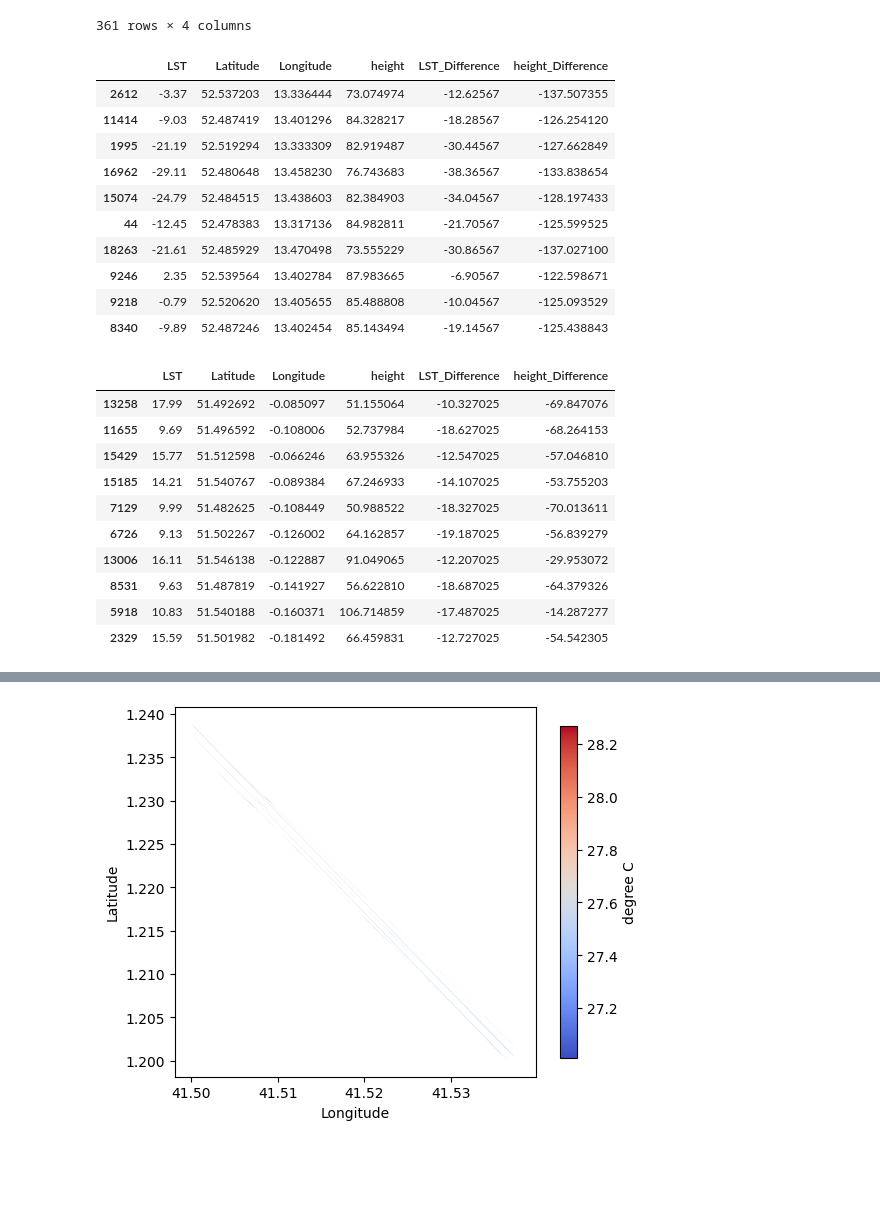
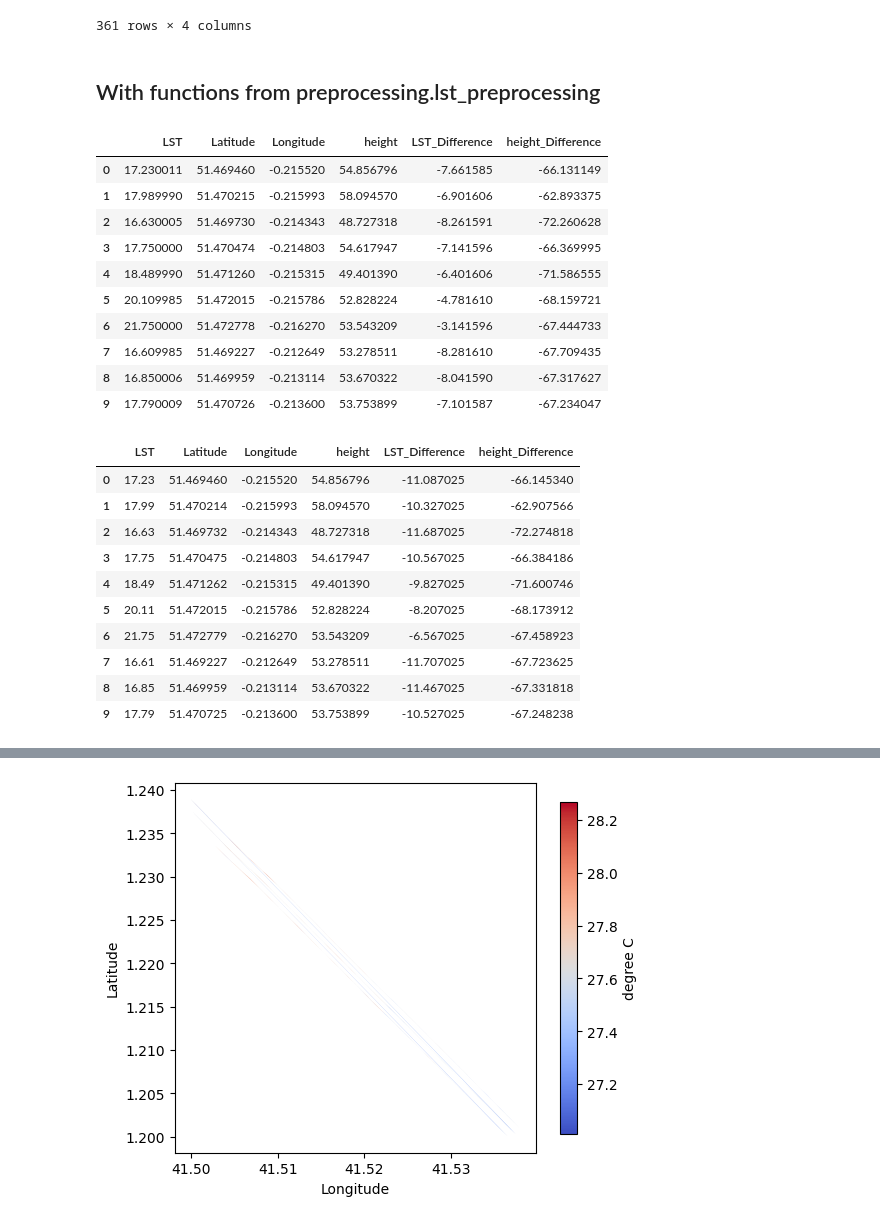
Before and after one commit to b-fa-ce/future_proofing_cities, a Jupyter notebook: notebooks/notebook_gridding.ipynb, the cells around one changed output, grey strips where cells are left out. Drawn from its saved outputs; the diff is of its cells as text; code cells hidden in the pictures; blank space fills up the shorter version.

```diff
--- a/notebooks/notebook.ipynb
+++ b/notebooks/notebook_gridding.ipynb
@@ -318,34 +320,36 @@ gdf_small
 | 359 | 26.83 | 41.841376 | 0.811992 | POLYGON ((0.81378 41.84076, 0.813... |
 | 360 | 26.51 | 41.831876 | 0.822733 | POLYGON ((0.81325 41.84129, 0.812... |
 361 rows × 4 columns
+# %% [markdown]
+## With functions from preprocessing.lst_preprocessing
 # %%
- city_name = "Berlin"
+ city_name = "London"
  df = prep.convert2df_coord(*prep.import_city_data(city_name),*prep.CITY_BOUNDING_BOXES[city_name])
- df.sample(10)
+ df.head(10)
 # %% [output]
 |  | LST | Latitude | Longitude | height | LST_Difference | height_Difference |
-| 2612 | -3.37 | 52.537203 | 13.336444 | 73.074974 | -12.62567 | -137.507355 |
-| 11414 | -9.03 | 52.487419 | 13.401296 | 84.328217 | -18.28567 | -126.254120 |
-| 1995 | -21.19 | 52.519294 | 13.333309 | 82.919487 | -30.44567 | -127.662849 |
-| 16962 | -29.11 | 52.480648 | 13.458230 | 76.743683 | -38.36567 | -133.838654 |
-| 15074 | -24.79 | 52.484515 | 13.438603 | 82.384903 | -34.04567 | -128.197433 |
-| 44 | -12.45 | 52.478383 | 13.317136 | 84.982811 | -21.70567 | -125.599525 |
-| 18263 | -21.61 | 52.485929 | 13.470498 | 73.555229 | -30.86567 | -137.027100 |
-| 9246 | 2.35 | 52.539564 | 13.402784 | 87.983665 | -6.90567 | -122.598671 |
-| 9218 | -0.79 | 52.520620 | 13.405655 | 85.488808 | -10.04567 | -125.093529 |
-| 8340 | -9.89 | 52.487246 | 13.402454 | 85.143494 | -19.14567 | -125.438843 |
+| 0 | 17.230011 | 51.469460 | -0.215520 | 54.856796 | -7.661585 | -66.131149 |
+| 1 | 17.989990 | 51.470215 | -0.215993 | 58.094570 | -6.901606 | -62.893375 |
+| 2 | 16.630005 | 51.469730 | -0.214343 | 48.727318 | -8.261591 | -72.260628 |
+| 3 | 17.750000 | 51.470474 | -0.214803 | 54.617947 | -7.141596 | -66.369995 |
+| 4 | 18.489990 | 51.471260 | -0.215315 | 49.401390 | -6.401606 | -71.586555 |
+| 5 | 20.109985 | 51.472015 | -0.215786 | 52.828224 | -4.781610 | -68.159721 |
+| 6 | 21.750000 | 51.472778 | -0.216270 | 53.543209 | -3.141596 | -67.444733 |
+| 7 | 16.609985 | 51.469227 | -0.212649 | 53.278511 | -8.281610 | -67.709435 |
+| 8 | 16.850006 | 51.469959 | -0.213114 | 53.670322 | -8.041590 | -67.317627 |
+| 9 | 17.790009 | 51.470726 | -0.213600 | 53.753899 | -7.101587 | -67.234047 |
 # %%
 df_London = pd.read_csv('../processed_data/London.csv')
-df_London.sample(10)
+df_London.head(10)
 # %% [output]
 |  | LST | Latitude | Longitude | height | LST_Difference | height_Difference |
-| 13258 | 17.99 | 51.492692 | -0.085097 | 51.155064 | -10.327025 | -69.847076 |
-| 11655 | 9.69 | 51.496592 | -0.108006 | 52.737984 | -18.627025 | -68.264153 |
-| 15429 | 15.77 | 51.512598 | -0.066246 | 63.955326 | -12.547025 | -57.046810 |
-| 15185 | 14.21 | 51.540767 | -0.089384 | 67.246933 | -14.107025 | -53.755203 |
-| 7129 | 9.99 | 51.482625 | -0.108449 | 50.988522 | -18.327025 | -70.013611 |
-| 6726 | 9.13 | 51.502267 | -0.126002 | 64.162857 | -19.187025 | -56.839279 |
-| 13006 | 16.11 | 51.546138 | -0.122887 | 91.049065 | -12.207025 | -29.953072 |
-| 8531 | 9.63 | 51.487819 | -0.141927 | 56.622810 | -18.687025 | -64.379326 |
-| 5918 | 10.83 | 51.540188 | -0.160371 | 106.714859 | -17.487025 | -14.287277 |
-| 2329 | 15.59 | 51.501982 | -0.181492 | 66.459831 | -12.727025 | -54.542305 |
+| 0 | 17.23 | 51.469460 | -0.215520 | 54.856796 | -11.087025 | -66.145340 |
+| 1 | 17.99 | 51.470214 | -0.215993 | 58.094570 | -10.327025 | -62.907566 |
+| 2 | 16.63 | 51.469732 | -0.214343 | 48.727318 | -11.687025 | -72.274818 |
+| 3 | 17.75 | 51.470475 | -0.214803 | 54.617947 | -10.567025 | -66.384186 |
+| 4 | 18.49 | 51.471262 | -0.215315 | 49.401390 | -9.827025 | -71.600746 |
+| 5 | 20.11 | 51.472015 | -0.215786 | 52.828224 | -8.207025 | -68.173912 |
+| 6 | 21.75 | 51.472779 | -0.216270 | 53.543209 | -6.567025 | -67.458923 |
+| 7 | 16.61 | 51.469227 | -0.212649 | 53.278511 | -11.707025 | -67.723625 |
+| 8 | 16.85 | 51.469959 | -0.213114 | 53.670322 | -11.467025 | -67.331818 |
+| 9 | 17.79 | 51.470725 | -0.213600 | 53.753899 | -10.527025 | -67.248238 |
```
Also changed, not shown: parts of 42 cells of this notebook, 2 other files.
